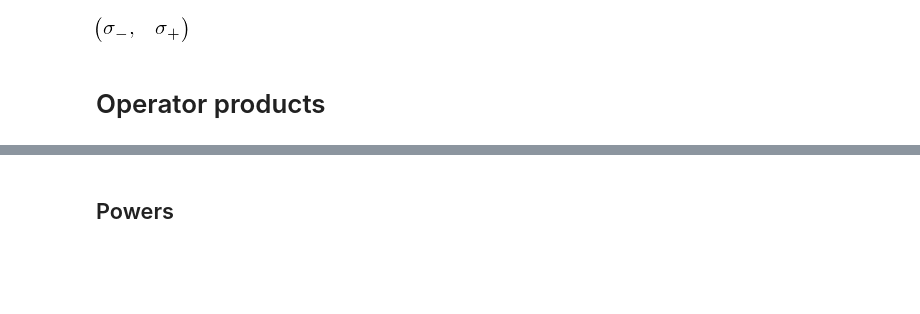
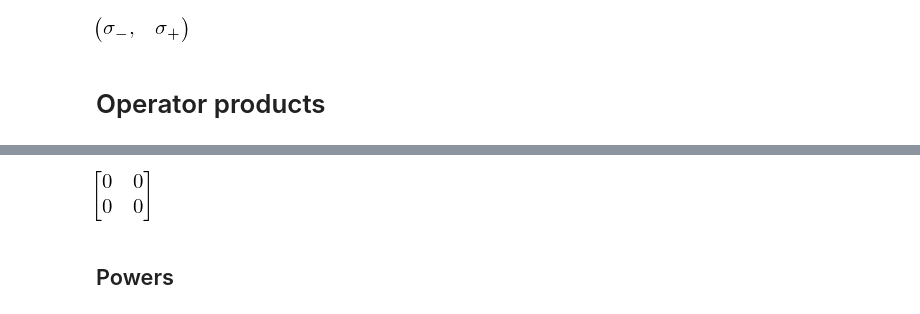
Before and after one commit to jrjohansson/sympsi-notebooks, a Jupyter notebook: sympy-quantum-pauli.ipynb, the cells around one changed output, grey strips where cells are left out. Cells and saved outputs as stored; diff of their text form; code cells hidden in the pictures; blank space fills up the shorter version.

```diff
--- a/sympy-quantum-pauli.ipynb
+++ b/sympy-quantum-pauli.ipynb
@@ -122,6 +136,10 @@ print_table(data)
 | ${\sigma_z}$ | $\begin{pmatrix}- i {\sigma_y}, &... | $\begin{pmatrix}i {\sigma_x}, & \... | $\begin{pmatrix}1, & \mathrm{True... | $\begin{pmatrix}{\sigma_-}, & \ma... | ... |
 | ${\sigma_-}$ | $\begin{pmatrix}\frac{1}{2} + \fr... | $\begin{pmatrix}- \frac{i}{2} \le... | $\begin{pmatrix}- {\sigma_-}, & \... | $\begin{pmatrix}0, & \mathrm{Fals... | ... |
 | ${\sigma_+}$ | $\begin{pmatrix}\frac{1}{2} - \fr... | $\begin{pmatrix}\frac{i}{2} \left... | $\begin{pmatrix}{\sigma_+}, & \ma... | $\begin{pmatrix}\frac{1}{2} - \fr... | ... |
+# %%
+represent(sm) * represent(sm)
+# %% [output]
+[figure, added]
 # %% [markdown]
 ## Powers
 # %%
```
Also changed, not shown: parts of 18 cells of this notebook, 10 other files.
